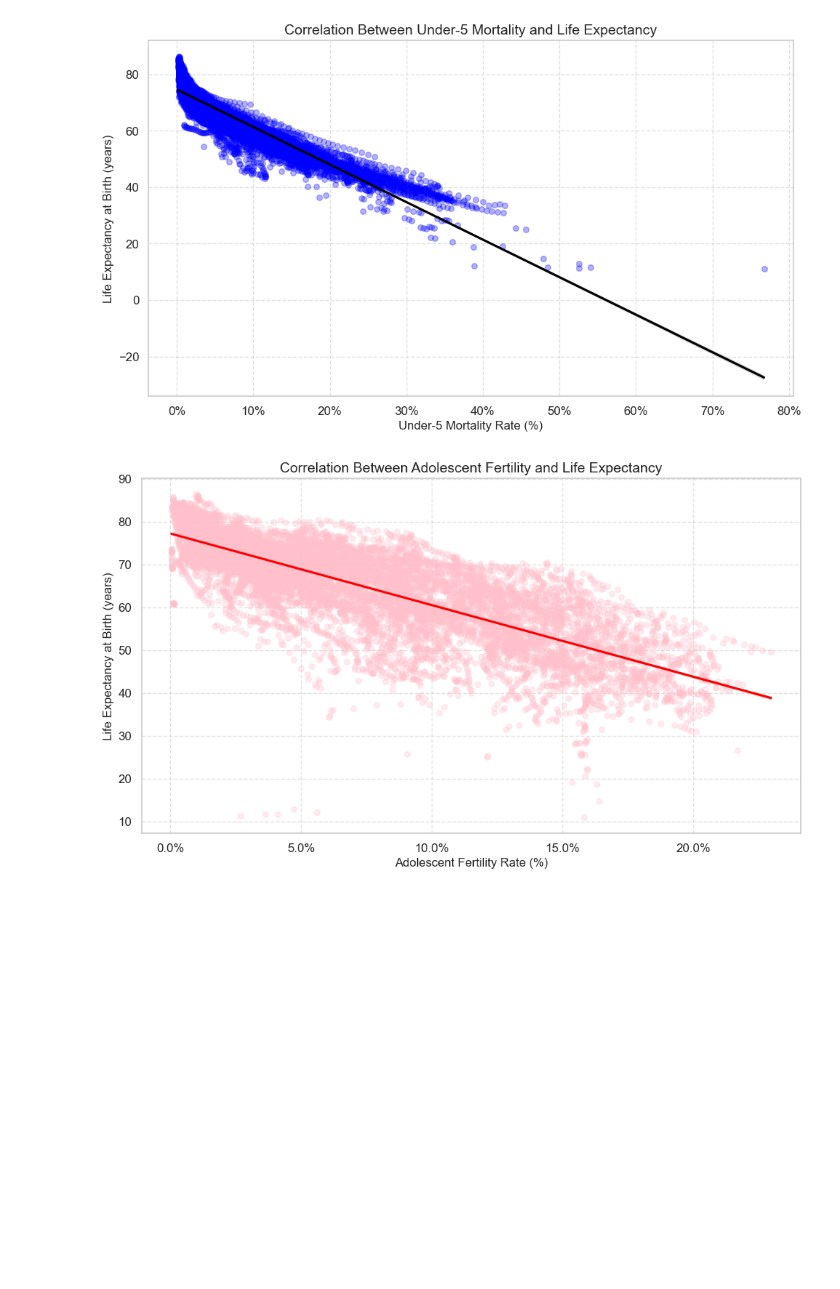
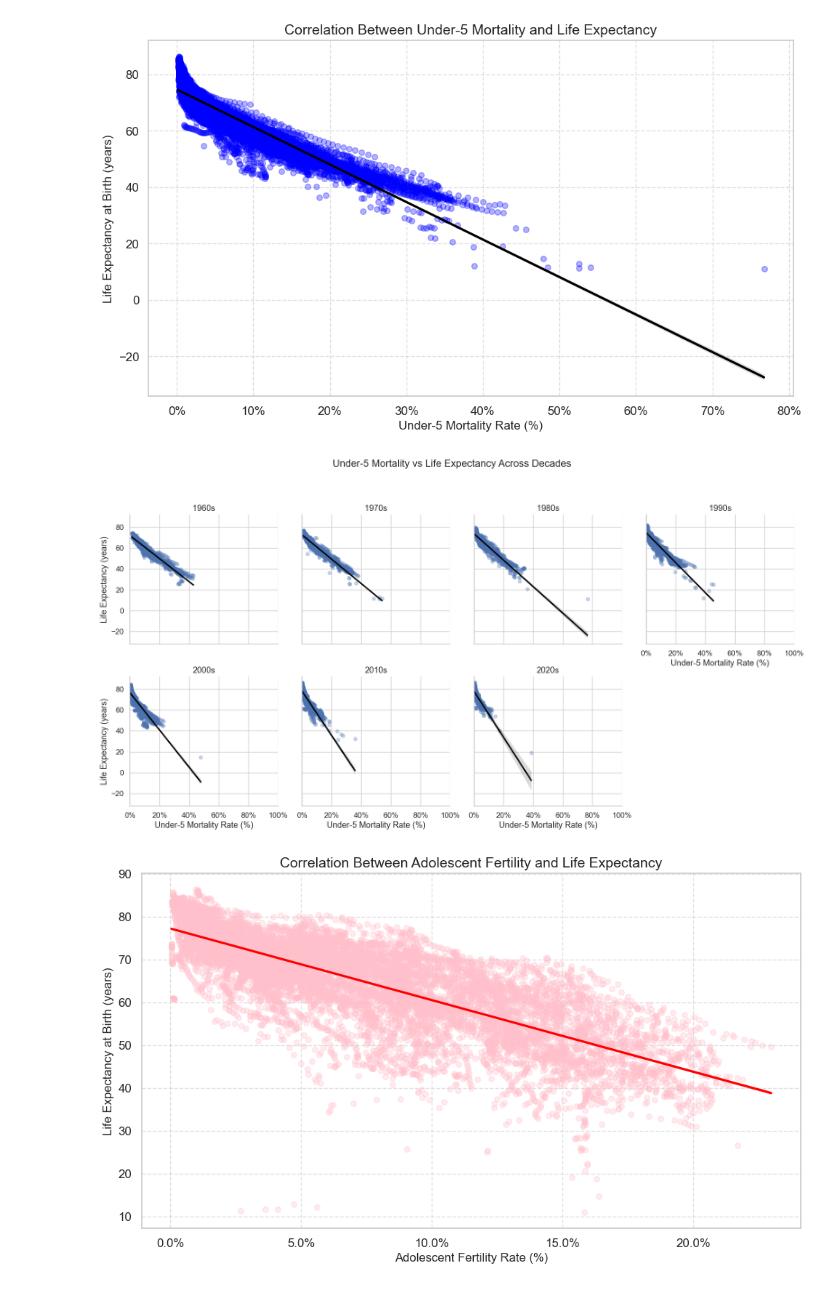
Before and after one commit to AmberLin623/QTM350-Group3, a Jupyter notebook: analysis.ipynb, the cells around one changed output. Drawn from its saved outputs; the diff is of its cells as text; code cells hidden in the pictures; blank space fills up the shorter version.

Commit message:
Update the analysis with new plots and new variables

```diff
--- a/analysis.ipynb
+++ b/analysis.ipynb
@@ -51,4 +49,29 @@ plt.tight_layout()
 plt.show()
 # %% [output]
 [figure]
+# %%
+# Correlation between Under-5 Mortality and Life Expectancy by Year
+# Create decade column
+df['decade'] = (df['year'] // 10) * 10
+
+# Set up FacetGrid
+g = sns.FacetGrid(df, col="decade", col_wrap=4, height=4)
+g.map_dataframe(
+    sns.regplot,
+    x="U5MortalityPercent",
+    y="LifeExpectancy",
+    scatter_kws={"alpha": 0.3, "s": 30},
+    line_kws={"color": "black"}
+)
+
+g.set_axis_labels("Under-5 Mortality Rate (%)", "Life Expectancy (years)")
+g.set_titles(col_template="{col_name}s")
+g.set(xlim=(0, 100))  # limit x-axis for consistency
+for ax in g.axes.flat:
+    ax.xaxis.set_major_formatter(mtick.PercentFormatter(xmax=100))
+plt.suptitle("Under-5 Mortality vs Life Expectancy Across Decades", fontsize=16, y=1.05)
+plt.tight_layout()
+plt.show()
+# %% [output]
+[figure, added]
 # %%
```
Also changed, not shown: parts of 3 cells of this notebook.
